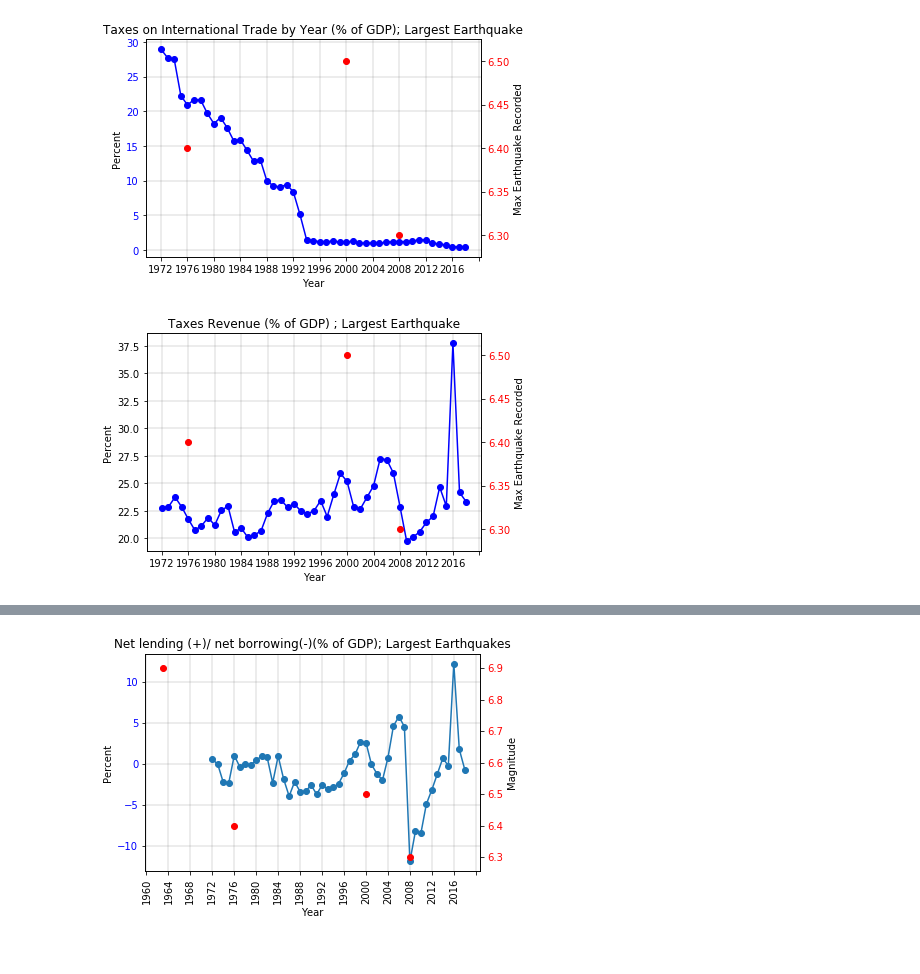
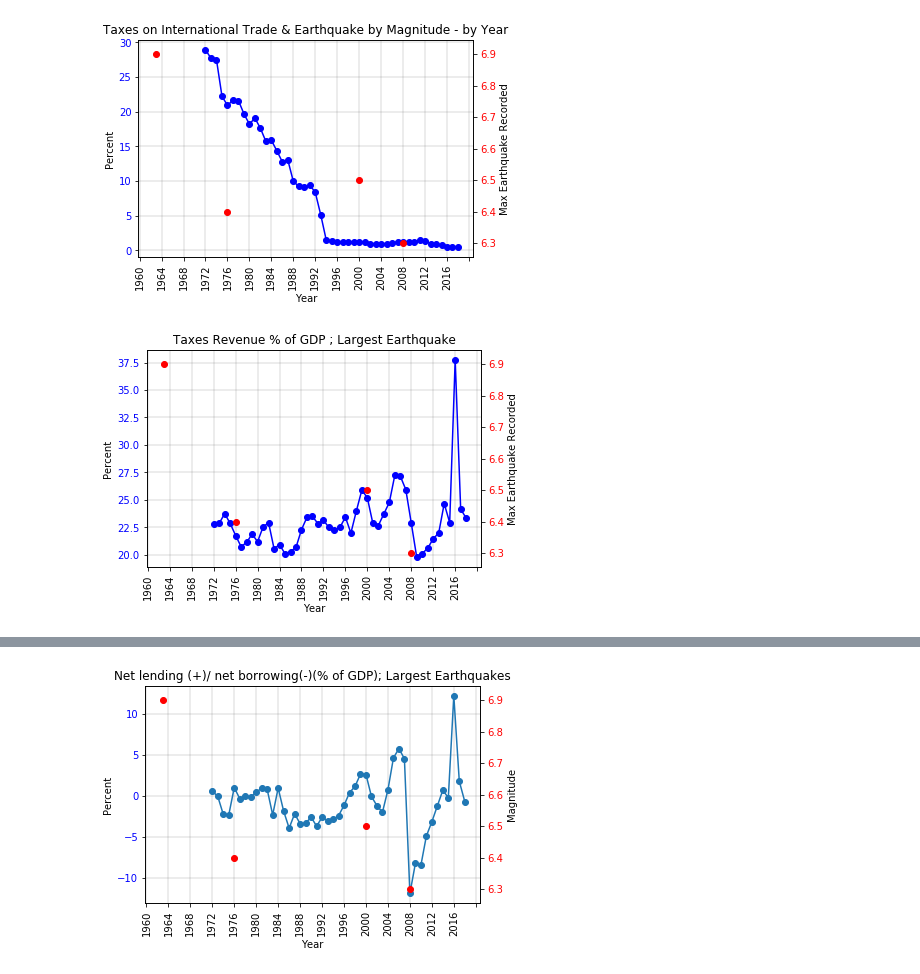
Before and after one commit to kennknisley/project-one-back, a Jupyter notebook: FinalNotebook_BC.ipynb, the cells around one changed output, grey strips where cells are left out. Saved outputs shown, nothing was run; the diff lists cells and outputs as text; code cells hidden in the pictures.

```diff
--- a/FinalNotebook_BC.ipynb
+++ b/FinalNotebook_BC.ipynb
@@ -53,7 +53,7 @@ data = data.reset_index()
 data.columns = ["Year","Tax on Int Trade","Tax Revenue","Surface Area"]
 
 #drop empty data fields
-data = data.dropna()
+#data = data.dropna()
 
 # #check out the data
 data.info()
@@ -87,44 +104,44 @@ all_data = pd.merge(data,maxquake,on="Year", how="left")
 # %%
-
 y = all_data["Tax on Int Trade"]
 x = all_data["Year"]
 y2 = all_data["Magnitude"]
-
+tick_locations = [value for value in x]
 fig, ax1 = plt.subplots()
-ax2 = ax1.twinx()
-ax1.plot(x, y, marker="o", color="blue")
-ax2.scatter(x,y2, color="r")
 ax1.set_ylabel("Percent")
 ax1.set_xlabel("Year")
+ax1.plot(x, y, marker="o", color="blue")
 ax1.grid(linestyle='-', linewidth='0.3', color='grey')
-ax1.set_title("Taxes on International Trade by Year (% of GDP); Largest Earthquake")
+ax1.tick_params(axis='y', labelcolor = 'blue')
+plt.xticks(rotation=90)
+ax2 = ax1.twinx()
 ax2.set_ylabel("Max Earthquake Recorded")
-ax1.tick_params(axis='y', labelcolor = 'blue')
+ax2.scatter(x,y2, color="r")
 ax2.tick_params(axis = 'y', labelcolor = 'red')
 myLocator = mticker.MultipleLocator(4)
 ax1.xaxis.set_major_locator(myLocator)
-plt.savefig('Output_Data/IntlTaxRev')
+plt.title("Taxes on International Trade & Earthquake by Magnitude - by Year")
 plt.show()
 # %% [output]
-[figure, old version]
+[figure, new version]
 # %%
 y = all_data["Tax Revenue"]
 x = all_data["Year"]
 y2 = all_data["Magnitude"]
-
+tick_locations = [value for value in x]
 fig, ax1 = plt.subplots()
+ax1.set_xlabel("Year")
+ax1.set_ylabel("Percent")
+ax1.plot(x, y, color="blue",marker="o")
+ax1.grid(linestyle='-', linewidth='0.3', color='grey')
+ax1.tick_params(axis='y', labelcolor = 'blue')
+plt.xticks(rotation=90)
 ax2 = ax1.twinx()
-ax1.plot(x, y, color="blue",marker="o")
+ax2.set_ylabel("Max Earthquake Recorded")
 ax2.scatter(x,y2,color="red", marker="o")
-ax1.set_ylabel("Percent")
-ax1.set_xlabel("Year")
-ax1.grid(linestyle='-', linewidth='0.3', color='grey')
-ax1.set_title("Taxes Revenue (% of GDP) ; Largest Earthquake")
-ax2.set_ylabel("Max Earthquake Recorded")
 ax2.tick_params(axis = 'y', labelcolor = 'red')
+ax1.set_title("Taxes Revenue % of GDP ; Largest Earthquake")
 myLocator = mticker.MultipleLocator(4)
 ax1.xaxis.set_major_locator(myLocator)
-plt.savefig('Output_Data/TaxGDP')
 plt.show()
 # %% [output]
-[figure, old version]
+[figure, new version]
```
Also changed, not shown: parts of 3 cells of this notebook, 3 other files.
